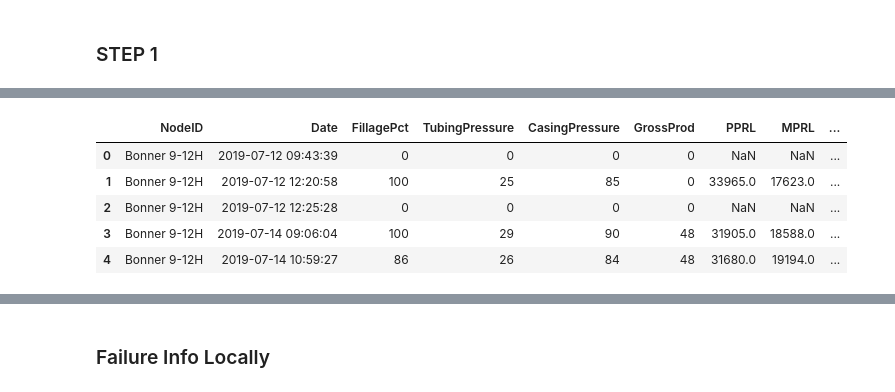
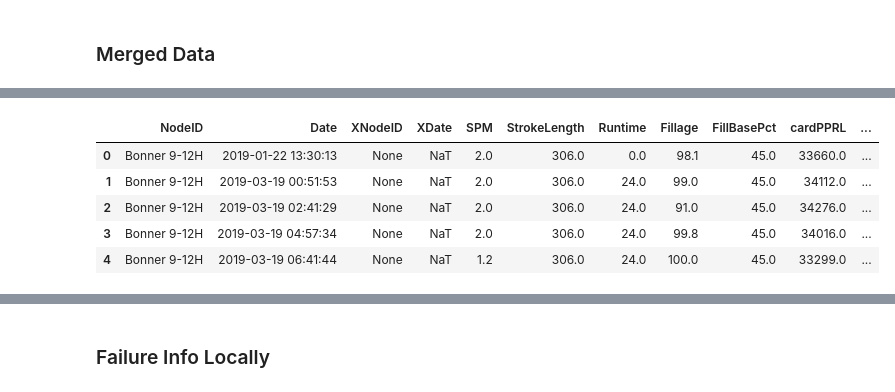
Before and after one commit to Ashitha97/ESP, a Jupyter notebook: data_analysis_notebooks/Combining Data.ipynb, the cells around one changed output, grey strips where cells are left out. Saved outputs shown, nothing was run; the diff lists cells and outputs as text; code cells hidden in the pictures.

```diff
--- a/data_analysis_notebooks/Combining Data.ipynb
+++ b/data_analysis_notebooks/Combining Data.ipynb
@@ -47,2 +78,0 @@ pd.set_option('display.max_rows', 500)
-# %% [markdown]
-### STEP 1
@@ -79,9 +79,16 @@ ORDER BY
+# %% [markdown]
+### Merged Data
 # %%
 %%time
+"""
+Query the merged data from xspoc.merged
+"""
+query = """SELECT * FROM xspoc.merged ORDER BY "NodeID", "Date"; """
+
 with lib_aws.PostgresRDS(db='oasis-dev') as engine:
-    data = pd.read_sql(query, engine)
+    merged_data = pd.read_sql(query, engine, parse_dates=['Date'])
 
-display(data.head())
+merged_data.head()
 # %% [output]
 Connected to oasis-dev DataBase
 Connection Closed
@@ -88,6 +96,6 @@ Connection Closed
-|  | NodeID | Date | FillagePct | TubingPressure | CasingPressure | GrossProd | PPRL | MPRL | ... |
-| 0 | Bonner 9-12H | 2019-07-12 09:43:39 | 0 | 0 | 0 | 0 | NaN | NaN | ... |
-| 1 | Bonner 9-12H | 2019-07-12 12:20:58 | 100 | 25 | 85 | 0 | 33965.0 | 17623.0 | ... |
-| 2 | Bonner 9-12H | 2019-07-12 12:25:28 | 0 | 0 | 0 | 0 | NaN | NaN | ... |
-| 3 | Bonner 9-12H | 2019-07-14 09:06:04 | 100 | 29 | 90 | 48 | 31905.0 | 18588.0 | ... |
-| 4 | Bonner 9-12H | 2019-07-14 10:59:27 | 86 | 26 | 84 | 48 | 31680.0 | 19194.0 | ... |
+|  | NodeID | Date | XNodeID | XDate | SPM | StrokeLength | Runtime | Fillage | FillBasePct | cardPPRL | ... |
+| 0 | Bonner 9-12H | 2019-01-22 13:30:13 | None | NaT | 2.0 | 306.0 | 0.0 | 98.1 | 45.0 | 33660.0 | ... |
+| 1 | Bonner 9-12H | 2019-03-19 00:51:53 | None | NaT | 2.0 | 306.0 | 24.0 | 99.0 | 45.0 | 34112.0 | ... |
+| 2 | Bonner 9-12H | 2019-03-19 02:41:29 | None | NaT | 2.0 | 306.0 | 24.0 | 91.0 | 45.0 | 34276.0 | ... |
+| 3 | Bonner 9-12H | 2019-03-19 04:57:34 | None | NaT | 2.0 | 306.0 | 24.0 | 99.8 | 45.0 | 34016.0 | ... |
+| 4 | Bonner 9-12H | 2019-03-19 06:41:44 | None | NaT | 1.2 | 306.0 | 24.0 | 100.0 | 45.0 | 33299.0 | ... |
```
Also changed, not shown: parts of 30 cells of this notebook, 9 other files.
